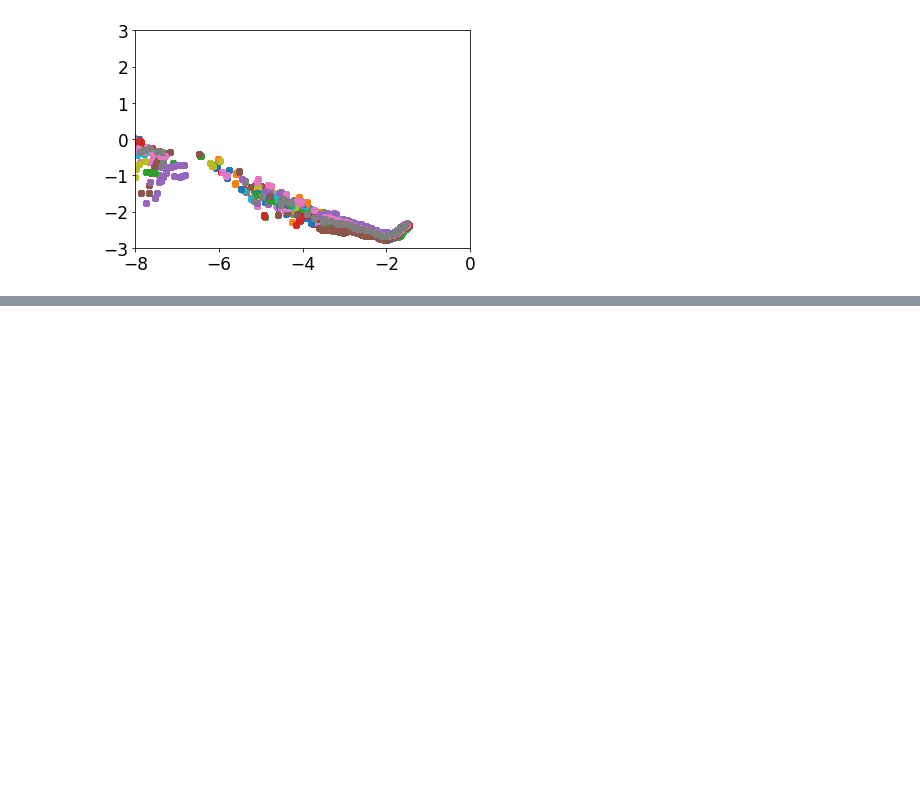
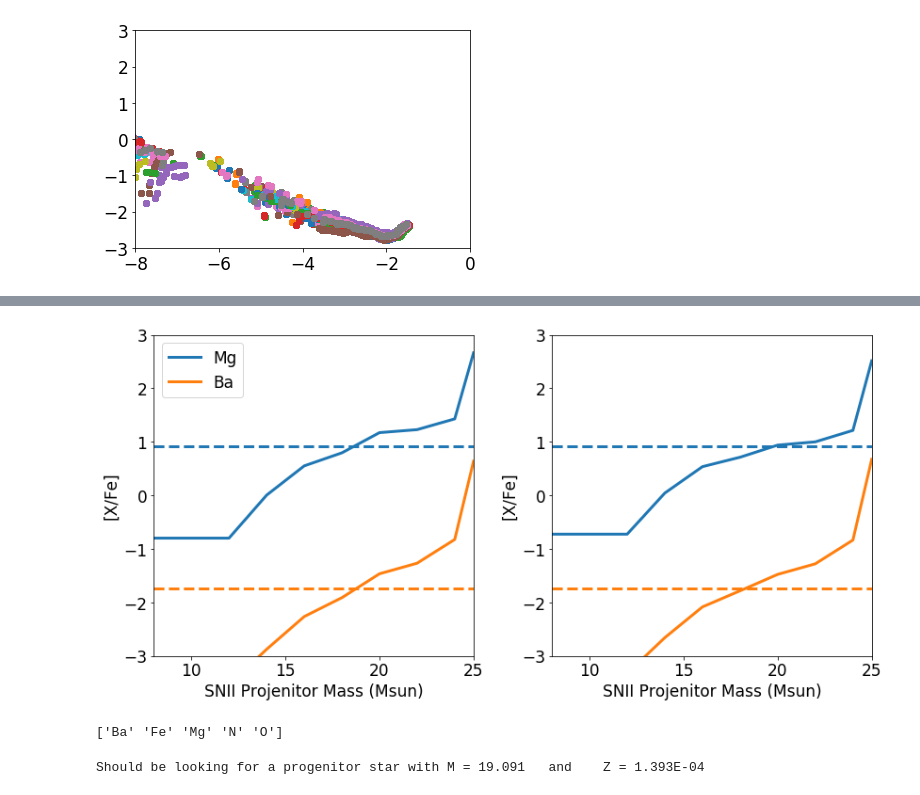
Before and after one commit to aemerick/OneZ, a Jupyter notebook: notebooks/onezone_stars.ipynb, the cells around one changed output, grey strips where cells are left out. Saved outputs shown, nothing was run; the diff lists cells and outputs as text; code cells hidden in the pictures; blank space fills up the shorter version.

```diff
--- a/notebooks/onezone_stars.ipynb
+++ b/notebooks/onezone_stars.ipynb
@@ -457,3 +468,6 @@ ax.set_ylim(-3,3)
 # %% [output]
 (-3, 3)
 [figure]
+# %%
+import onezone.data_tables as DT
+sn_yields = DT.StellarYieldsTable('SNII')
@@ -459,0 +517,53 @@ ax.set_ylim(-3,3)
+# %%
+
+masses = np.array([8.0, 10.0, 12.0, 14.0, 16.0, 18.0, 20.0, 22.0, 24.0, 24.9999])
+MgFe = np.zeros(np.size(masses))
+BaFe = np.zeros(np.size(masses))
+
+fig, ax = plt.subplots(1,2)
+fig.set_size_inches(12,6)
+
+
+for a in ax:
+    a.set_xlim(8,25)
+    a.set_ylim(-3,3)
+    a.set_xlabel('SNII Projenitor Mass (Msun)')
+    a.set_ylabel('[X/Fe]')
+
+
+i = 0
+for m in masses:
+    Mg, Ba, Fe = sn_yields.interpolate((m, 0.0004),['Mg','Ba','Fe'])
+
+    MgFe[i] = atools.abundance_ratio(('Mg',Mg),('Fe',Fe), 'mass')
+    BaFe[i] = atools.abundance_ratio(('Ba',Ba),('Fe',Fe), 'mass')
+    i = i + 1
+ax[0].plot(masses, MgFe, color = 'C0', lw = 3, label = 'Mg')
+ax[0].plot(ax[0].get_xlim(), [np.average(gal.df[('io','particle_Mg_over_Fe')][select])]*2, lw = 3, ls = '--', color = 'C0')
+ax[0].plot(masses, BaFe, color = 'C1', lw = 3, label = 'Ba')
+ax[0].plot(ax[0].get_xlim(), [np.average(gal.df[('io','particle_Ba_over_Fe')][select])]*2, lw = 3, ls = '--', color = 'C1')
+
+
+i = 0
+for m in masses:
+    Mg, Ba, Fe = sn_yields.interpolate((m, 0.0006),['Mg','Ba','Fe'])
+
+    MgFe[i] = atools.abundance_ratio(('Mg',Mg),('Fe',Fe), 'mass')
+    BaFe[i] = atools.abundance_ratio(('Ba',Ba),('Fe',Fe), 'mass')
+    i = i + 1
+ax[1].plot(masses, MgFe, color = 'C0', lw = 3)
+ax[1].plot(ax[1].get_xlim(), [np.average(gal.df[('io','particle_Mg_over_Fe')][select])]*2, lw = 3, ls = '--', color = 'C0')
+ax[1].plot(masses, BaFe, color = 'C1', lw = 3)
+ax[1].plot(ax[1].get_xlim(), [np.average(gal.df[('io','particle_Ba_over_Fe')][select])]*2, lw = 3, ls = '--', color = 'C1')
+
+
+
+ax[0].legend(loc='best')
+plt.tight_layout()
+# %% [output]
+[figure, added]
+# %%
+aratios = [ ('Mg','Fe'),  ('Ba','Fe'), ('Mg','O') , ('O','N')]
+print np.unique(aratios)
+# %% [output]
+['Ba' 'Fe' 'Mg' 'N' 'O']
@@ -459,0 +610,20 @@ ax.set_ylim(-3,3)
+# %%
+from scipy.optimize import minimize
+
+fit_function = generate_function(aratios, star_abundances)
+
+count = 0
+mtot = 0
+ztot = 0
+for m in [10.8, 14.0, 16.0, 20.0, 22.0]:
+    for z in [0.0001, 0.0003, 0.0004, 0.0006, 0.0008]:
+        result = minimize(fit_function, (m,z), bounds = [(8.001,24.999), (0.0001,0.001)])
+
+        if (result.x[0]) != m and (result.x[1] != z) and (result.x[1] != 0.001) and (result.x[1] != 0.0001):
+            mtot += result.x[0]
+            ztot += result.x[1]
+            count = count + 1
+
+print "Should be looking for a progenitor star with M = %3.3f   and    Z = %3.3E     "%(mtot/(1.0*count),ztot/(1.0*count))
+# %% [output]
+Should be looking for a progenitor star with M = 19.091   and    Z = 1.393E-04
```
Also changed, not shown: parts of 8 cells of this notebook.
